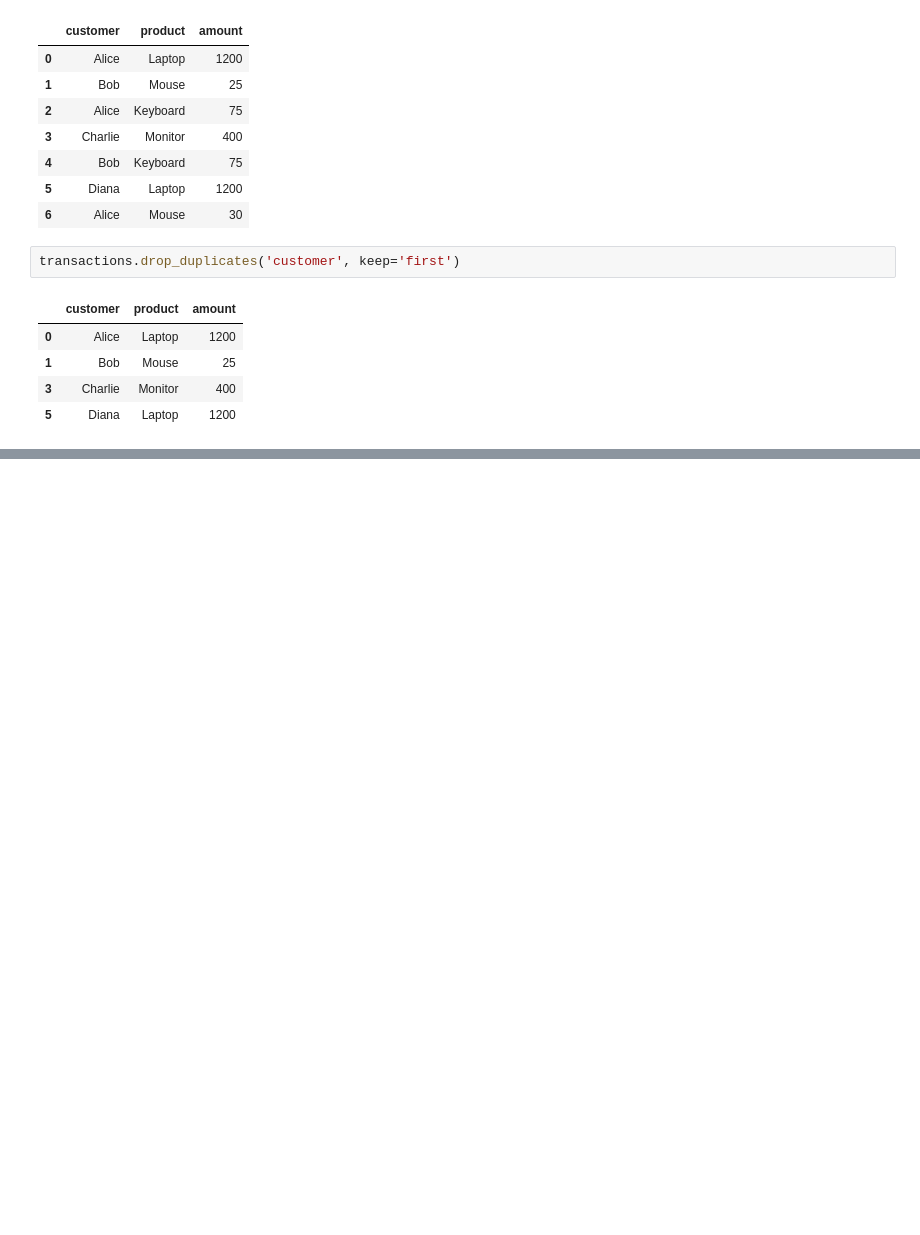
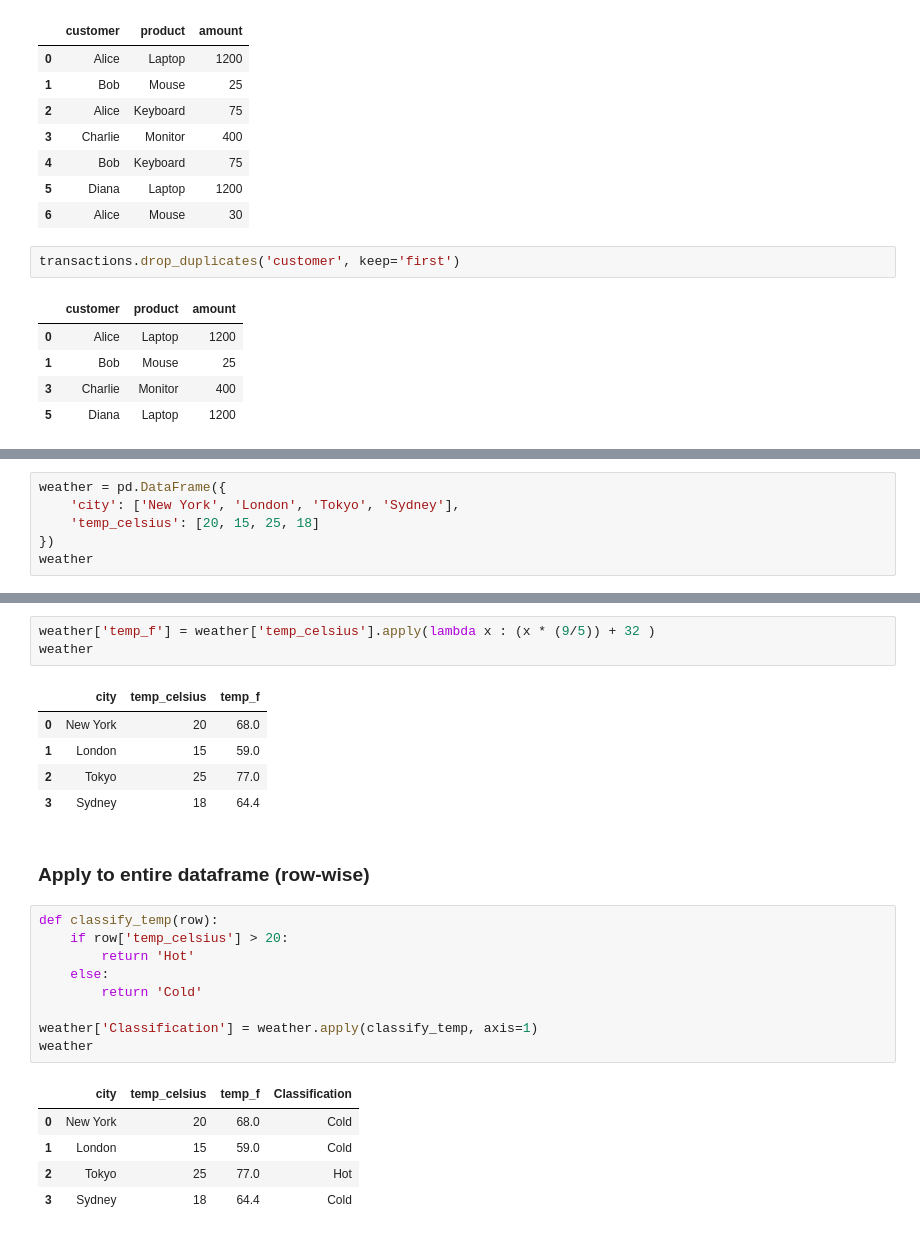
Before and after one commit to blu3-bird/Pandas-and-Numpy, a Jupyter notebook: Revision/practiceExercise.ipynb, the cells around one changed output, grey strips where cells are left out. Drawn from its saved outputs; the diff is of its cells as text; blank space fills up the shorter version.

```diff
--- a/Revision/practiceExercise.ipynb
+++ b/Revision/practiceExercise.ipynb
@@ -325,0 +417,6 @@ transactions.drop_duplicates('customer', keep='first')
+# %%
+weather = pd.DataFrame({
+    'city': ['New York', 'London', 'Tokyo', 'Sydney'],
+    'temp_celsius': [20, 15, 25, 18]
+})
+weather
@@ -325,0 +429,26 @@ transactions.drop_duplicates('customer', keep='first')
+# %%
+weather['temp_f'] = weather['temp_celsius'].apply(lambda x : (x * (9/5)) + 32 )
+weather
+# %% [output]
+|  | city | temp_celsius | temp_f |
+| 0 | New York | 20 | 68.0 |
+| 1 | London | 15 | 59.0 |
+| 2 | Tokyo | 25 | 77.0 |
+| 3 | Sydney | 18 | 64.4 |
+# %% [markdown]
+### Apply to entire dataframe (row-wise)
+# %%
+def classify_temp(row):
+    if row['temp_celsius'] > 20:
+        return 'Hot'
+    else:
+        return 'Cold'
+
+weather['Classification'] = weather.apply(classify_temp, axis=1)
+weather
+# %% [output]
+|  | city | temp_celsius | temp_f | Classification |
+| 0 | New York | 20 | 68.0 | Cold |
+| 1 | London | 15 | 59.0 | Cold |
+| 2 | Tokyo | 25 | 77.0 | Hot |
+| 3 | Sydney | 18 | 64.4 | Cold |
```
Also changed, not shown: parts of 35 cells of this notebook.
